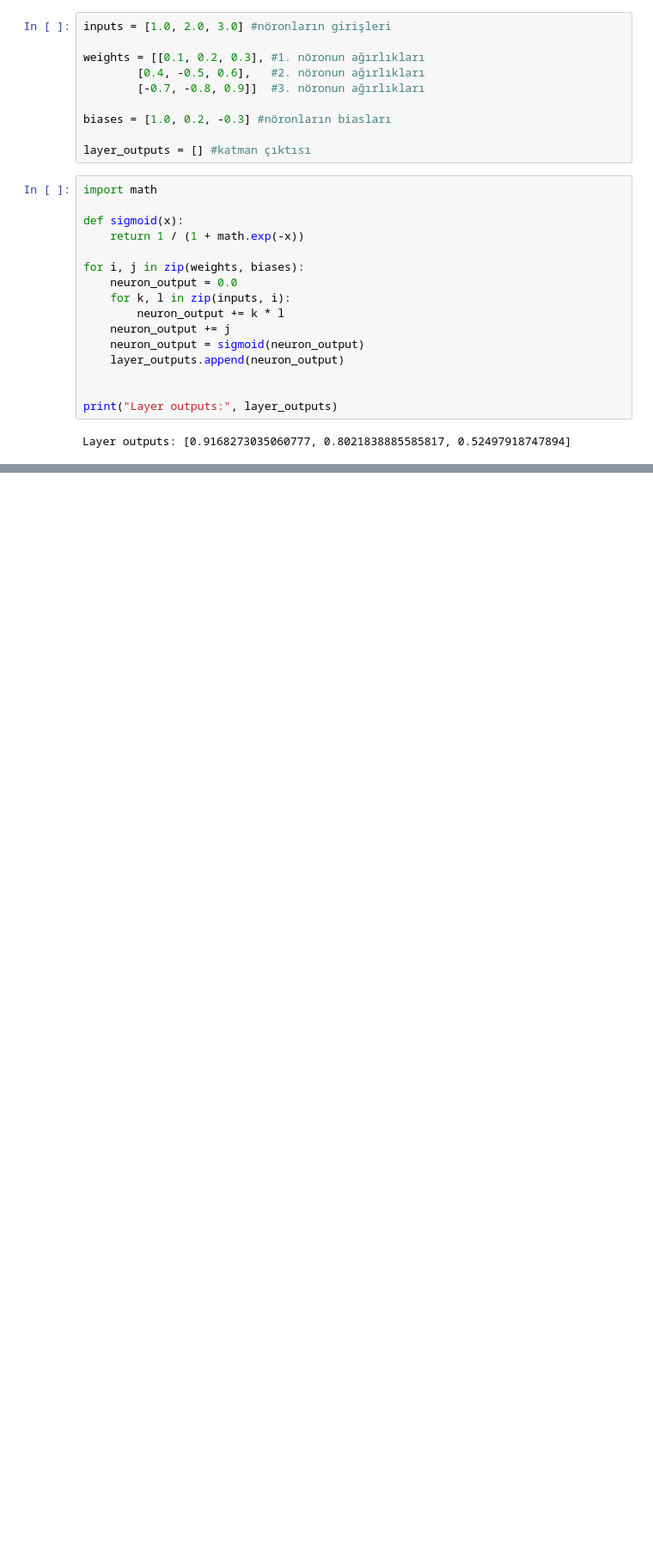
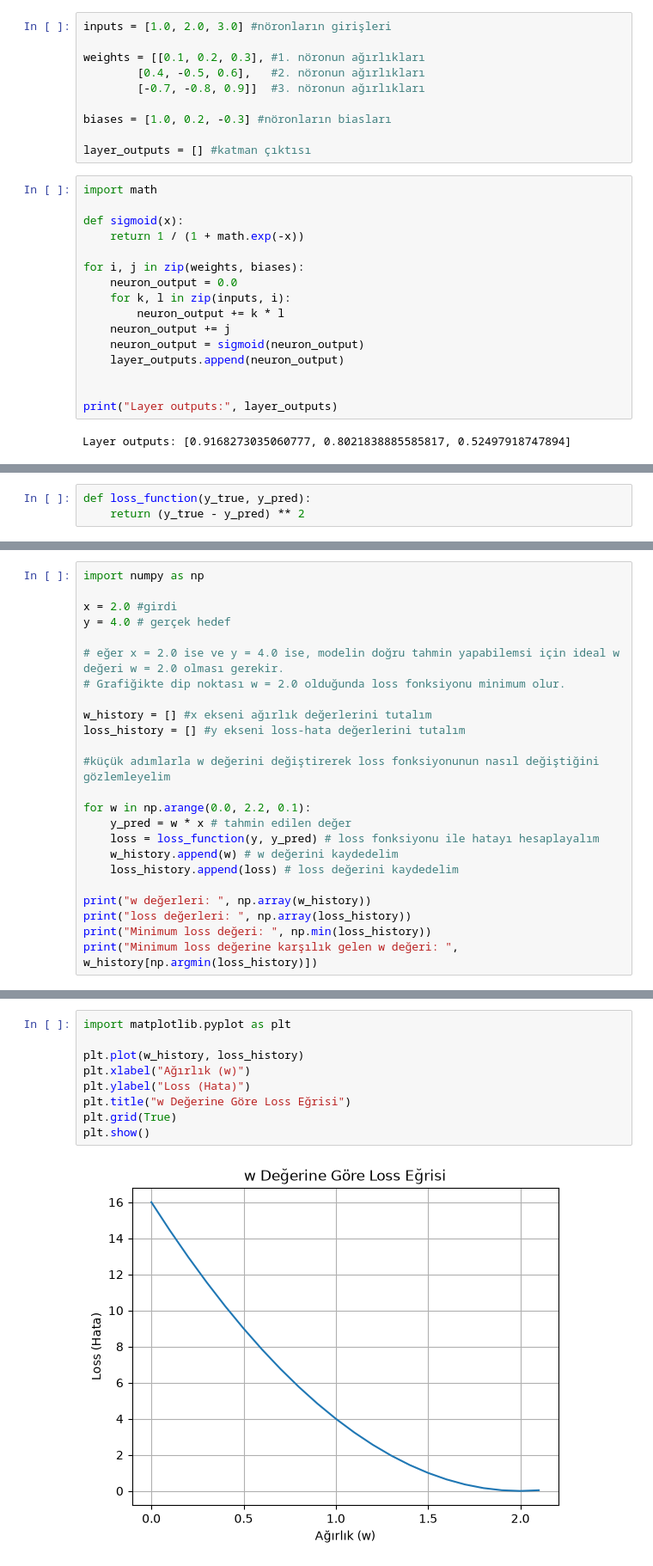
Before and after one commit to senademirbas/YZ50, a Jupyter notebook: Hafta 1/neural_networks.ipynb, the cells around one changed output, grey strips where cells are left out. Shown at 86% size. Saved outputs shown, nothing was run; the diff lists cells and outputs as text; blank space fills up the shorter version.

```diff
--- a/Hafta 1/neural_networks.ipynb
+++ b/Hafta 1/neural_networks.ipynb
@@ -128,0 +108,3 @@ Layer outputs: [0.9168273035060777, 0.8021838885585817, 0.52497918747894]
+# %%
+def loss_function(y_true, y_pred):
+    return (y_true - y_pred) ** 2
@@ -128,0 +113,24 @@ Layer outputs: [0.9168273035060777, 0.8021838885585817, 0.52497918747894]
+# %%
+import numpy as np
+
+x = 2.0 #girdi
+y = 4.0 # gerçek hedef
+
+# eğer x = 2.0 ise ve y = 4.0 ise, modelin doğru tahmin yapabilemsi için ideal w değeri w = 2.0 olması gerekir.
+# Grafiğikte dip noktası w = 2.0 olduğunda loss fonksiyonu minimum olur.
+
+w_history = [] #x ekseni ağırlık değerlerini tutalım
+loss_history = [] #y ekseni loss-hata değerlerini tutalım
+
+#küçük adımlarla w değerini değiştirerek loss fonksiyonunun nasıl değiştiğini gözlemleyelim
+
+for w in np.arange(0.0, 2.2, 0.1):
+    y_pred = w * x # tahmin edilen değer
+    loss = loss_function(y, y_pred) # loss fonksiyonu ile hatayı hesaplayalım
+    w_history.append(w) # w değerini kaydedelim
+    loss_history.append(loss) # loss değerini kaydedelim
+
+print("w değerleri: ", np.array(w_history))
+print("loss değerleri: ", np.array(loss_history))
+print("Minimum loss değeri: ", np.min(loss_history))
+print("Minimum loss değerine karşılık gelen w değeri: ", w_history[np.argmin(loss_history)])
@@ -128,0 +144,11 @@ Layer outputs: [0.9168273035060777, 0.8021838885585817, 0.52497918747894]
+# %%
+import matplotlib.pyplot as plt
+
+plt.plot(w_history, loss_history)
+plt.xlabel("Ağırlık (w)")
+plt.ylabel("Loss (Hata)")
+plt.title("w Değerine Göre Loss Eğrisi")
+plt.grid(True)
+plt.show()
+# %% [output]
+[figure, added]
```
Also changed, not shown: parts of 8 cells of this notebook.
